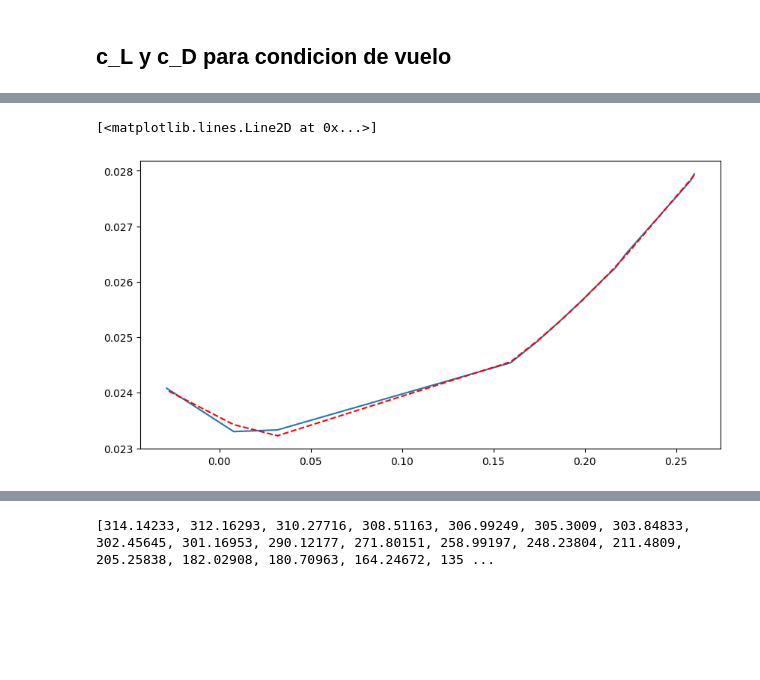
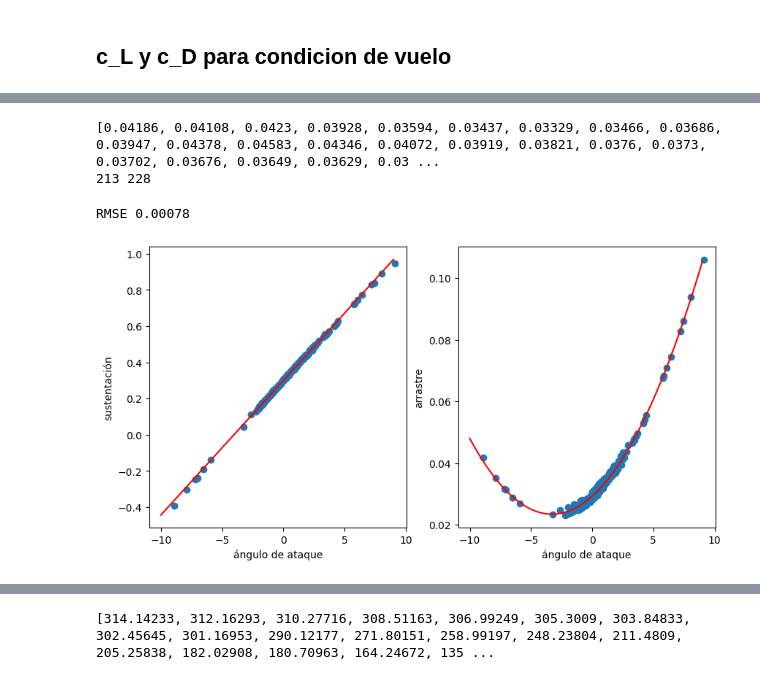
Before and after one commit to otarola-joaquin/Trabajos-varios-8vo-semestre, a Jupyter notebook: Mecánica del Vuelo/Tarea_3/lab3_graficos.ipynb, the cells around one changed output, grey strips where cells are left out. Drawn from its saved outputs; the diff is of its cells as text; code cells hidden in the pictures; blank space fills up the shorter version.

Commit message:
[MDV] obtuve los valores de cd0 y cd0l según el xplane para las condiciones de vuelo

```diff
--- a/Mecánica del Vuelo/Tarea_3/lab3_graficos.ipynb
+++ b/Mecánica del Vuelo/Tarea_3/lab3_graficos.ipynb
@@ -269,6 +148,69 @@ k = 0.1206, CL(CDmin) = 0.0543, CDmin = 0.02319
-# %%
-plt.plot(c_d_2[43:55], c_l_2[43:55])
-plt.plot(c_d_2[43:55], cubic_fit_fn(c_d_2[43:55]), linestyle='--', color='red')
-# %% [output]
-[<matplotlib.lines.Line2D at 0x...>]
-[figure, removed]
+# %%
+with open('vuelo_cl_cd_3.csv', 'r') as archivo:
+    lineas = [line.rstrip(',') for line in archivo]
+
+v_indicated_pol_3 = []    # [kt]  _kias
+v_true_pol_3      = []    # [kt]  _ktas
+altitude_pol_3    = []   # [ft]  MSL
+throttle_pol_3    = []   # [%]  potencia
+power_av_pol_3    = []   # [hp]  potencia
+thrust_av_pol_3   = []   # [lb]  empuje
+c_d_3           = []   # [-]  coeficiente de arrastre
+c_l_3           = []   # [-]  coeficiente de sustentación
+aoa_3           = []   # [°]  ángulo de ataque
+# print(lineas[1].split(';')[7])
+
+for i in lineas[1:-1]:
+    v_indicated_pol_3.append(float(i.split(';')[7]))
+    v_true_pol_3.append(float(i.split(';')[9]))
+    altitude_pol_3.append(float(i.split(';')[21]))
+    throttle_pol_3.append(float(i.split(';')[27]))
+    power_av_pol_3.append(float(i.split(';')[29]))
+    thrust_av_pol_3.append(float(i.split(';')[30]))
+    c_l_3.append(float(i.split(';')[39]))
+    c_d_3.append(float(i.split(';')[40]))
+    aoa_3.append(float(i.split(';')[14]))
+print(c_d_3, c_l_3)
+# print(c_d_3.index(0.05747))
+# print(c_d_3[224],c_d_3[225])
+# print(len(c_d_3), len(c_l_3), len(aoa_3))
+print(c_d_3.index(0.12599), c_d_3.index(0.0572))
+# %% [output]
+[0.04186, 0.04108, 0.0423, 0.03928, 0.03594, 0.03437, 0.03329, 0.03466, 0.03686, 0.03947, 0.04378, 0.04583, 0.04346, 0.04072, 0.03919, 0.03821, 0.0376, 0.0373, 0.03702, 0.03676, 0.03649, 0.03629, 0.03 ...
+213 228
+# %%
+c_d_int=np.asarray(c_d_3)[np.r_[1:213, 230:len(c_d_3)]]
+c_l_int=np.asarray(c_l_3)[np.r_[1:213, 230:len(c_l_3)]]
+aoa_int=np.asarray(aoa_3)[np.r_[1:213, 230:len(aoa_3)]]
+pd2, pd1, pd0 = np.polyfit(aoa_int[:-20], c_d_int[:-20], 2)
+parabola = np.poly1d([pd2, pd1, pd0])
+m_cl, n_cl = np.polyfit(aoa_int[:-20], c_l_int[:-20], 1)
+cl_fn = np.poly1d([m_cl, n_cl])
+
+pp2,pp1,pp0 = np.polyfit(c_l_int[:-20], c_d_int[:-20], 2)
+polar_fn = np.poly1d([pp2, pp1, pp0])
+
+cd_pred = parabola(aoa_int[:-20])
+ss_res = np.sum((c_d_int[:-20] - cd_pred) ** 2)
+ss_tot = np.sum((c_d_int[:-20] - np.mean(c_d_int[:-20])) ** 2)
+r2 = 1 - ss_res / ss_tot
+rmse = np.sqrt(np.mean((c_d_int[:-20] - cd_pred) ** 2))
+print('RMSE', f'{rmse:.5f}')
+
+
+
+plt.rcParams['figure.figsize'] = (10,5)
+fig, (ax1, ax2) = plt.subplots(1,2)
+ax1.scatter(aoa_int[:-20],c_l_int[:-20])
+ax1.plot(np.linspace(-10,9,2000), cl_fn(np.linspace(-10,9,2000)), color='red', label='Ajuste lineal')
+ax1.set_ylabel('sustentación')
+ax1.set_xlabel('ángulo de ataque')
+
+ax2.scatter(aoa_int[:-20],c_d_int[:-20])
+ax2.plot(np.linspace(-10,9,2000), parabola(np.linspace(-10,9,2000)), color='red', label='Ajuste cuadrático')
+ax2.set_ylabel('arrastre')
+ax2.set_xlabel('ángulo de ataque')
+plt.show()
+# %% [output]
+RMSE 0.00078
+[figure, added]
```
Also changed, not shown: parts of 8 cells of this notebook, 3 other files.
